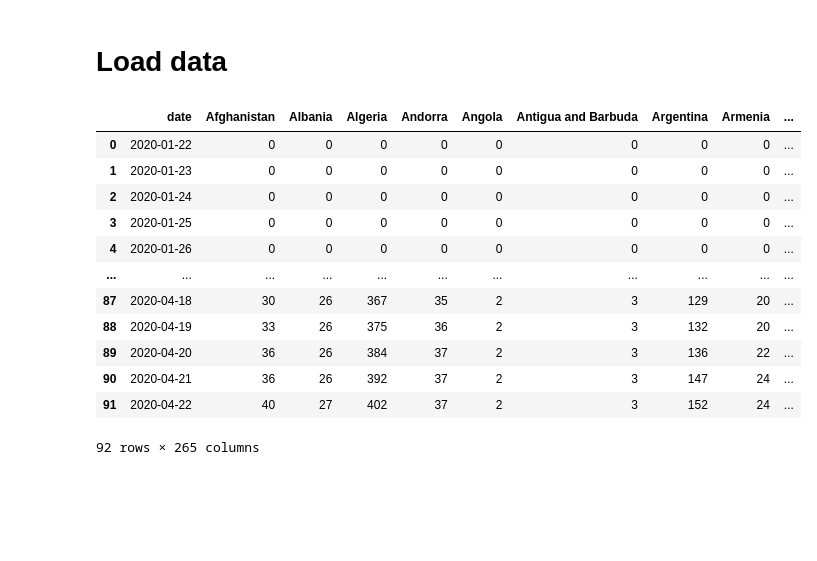
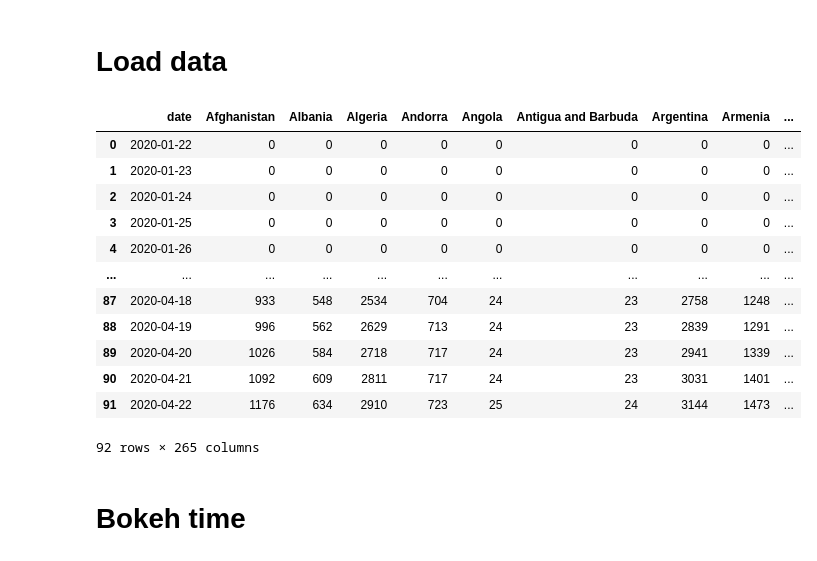
Before and after one commit to kelilipan/data-visualization-final-project, a Jupyter notebook: playground.ipynb, the cells around one changed output. Saved outputs shown, nothing was run; the diff lists cells and outputs as text; code cells hidden in the pictures; blank space fills up the shorter version.

Commit message:
add example plot using bokeh

```diff
--- a/playground.ipynb
+++ b/playground.ipynb
@@ -57,19 +52,21 @@ df_recovered = pd.read_csv('data/recovered.csv',parse_dates=[0])
 df_confirmed.rename( columns={'Unnamed: 0':'date'}, inplace=True )
 df_death.rename( columns={'Unnamed: 0':'date'}, inplace=True )
 df_recovered.rename( columns={'Unnamed: 0':'date'}, inplace=True )
-# %%
-df_death
-# %% [output]
-|  | date | Afghanistan | Albania | Algeria | Andorra | Angola | Antigua and Barbuda | Argentina | Armenia | ... |
-| 0 | 2020-01-22 | 0 | 0 | 0 | 0 | 0 | 0 | 0 | 0 | ... |
-| 1 | 2020-01-23 | 0 | 0 | 0 | 0 | 0 | 0 | 0 | 0 | ... |
-| 2 | 2020-01-24 | 0 | 0 | 0 | 0 | 0 | 0 | 0 | 0 | ... |
-| 3 | 2020-01-25 | 0 | 0 | 0 | 0 | 0 | 0 | 0 | 0 | ... |
-| 4 | 2020-01-26 | 0 | 0 | 0 | 0 | 0 | 0 | 0 | 0 | ... |
-| ... | ... | ... | ... | ... | ... | ... | ... | ... | ... | ... |
-| 87 | 2020-04-18 | 30 | 26 | 367 | 35 | 2 | 3 | 129 | 20 | ... |
-| 88 | 2020-04-19 | 33 | 26 | 375 | 36 | 2 | 3 | 132 | 20 | ... |
-| 89 | 2020-04-20 | 36 | 26 | 384 | 37 | 2 | 3 | 136 | 22 | ... |
-| 90 | 2020-04-21 | 36 | 26 | 392 | 37 | 2 | 3 | 147 | 24 | ... |
-| 91 | 2020-04-22 | 40 | 27 | 402 | 37 | 2 | 3 | 152 | 24 | ... |
-92 rows × 265 columns
+# %%
+df_confirmed
+# %% [output]
+|  | date | Afghanistan | Albania | Algeria | Andorra | Angola | Antigua and Barbuda | Argentina | Armenia | ... |
+| 0 | 2020-01-22 | 0 | 0 | 0 | 0 | 0 | 0 | 0 | 0 | ... |
+| 1 | 2020-01-23 | 0 | 0 | 0 | 0 | 0 | 0 | 0 | 0 | ... |
+| 2 | 2020-01-24 | 0 | 0 | 0 | 0 | 0 | 0 | 0 | 0 | ... |
+| 3 | 2020-01-25 | 0 | 0 | 0 | 0 | 0 | 0 | 0 | 0 | ... |
+| 4 | 2020-01-26 | 0 | 0 | 0 | 0 | 0 | 0 | 0 | 0 | ... |
+| ... | ... | ... | ... | ... | ... | ... | ... | ... | ... | ... |
+| 87 | 2020-04-18 | 933 | 548 | 2534 | 704 | 24 | 23 | 2758 | 1248 | ... |
+| 88 | 2020-04-19 | 996 | 562 | 2629 | 713 | 24 | 23 | 2839 | 1291 | ... |
+| 89 | 2020-04-20 | 1026 | 584 | 2718 | 717 | 24 | 23 | 2941 | 1339 | ... |
+| 90 | 2020-04-21 | 1092 | 609 | 2811 | 717 | 24 | 23 | 3031 | 1401 | ... |
+| 91 | 2020-04-22 | 1176 | 634 | 2910 | 723 | 25 | 24 | 3144 | 1473 | ... |
+92 rows × 265 columns
+# %% [markdown]
+# Bokeh time
```
Also changed, not shown: parts of 5 cells of this notebook.
